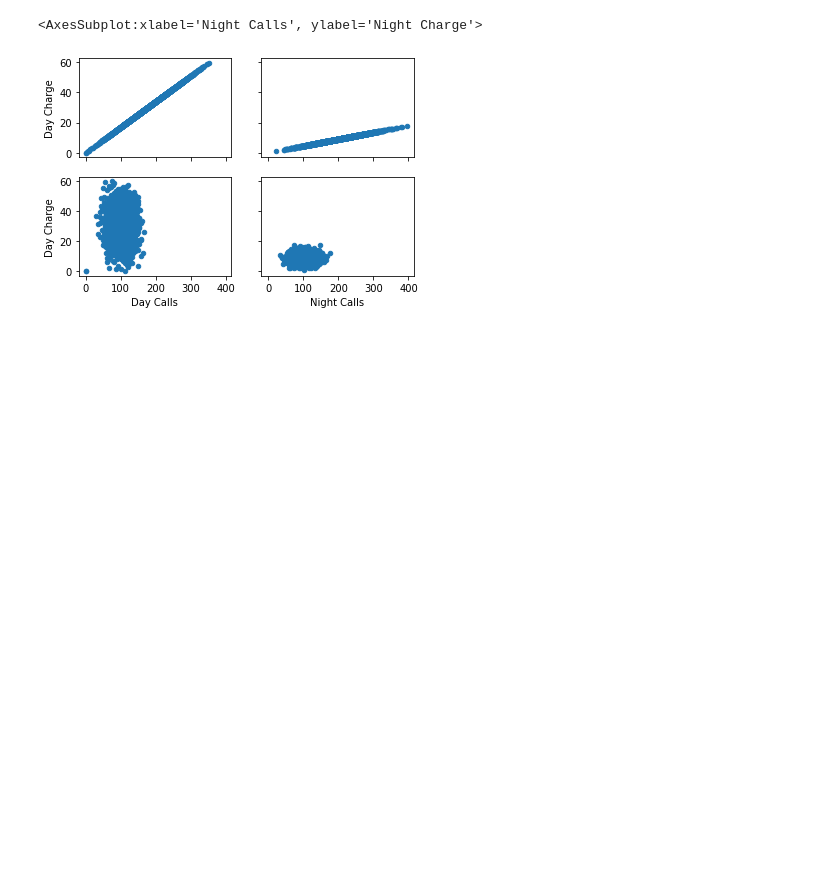
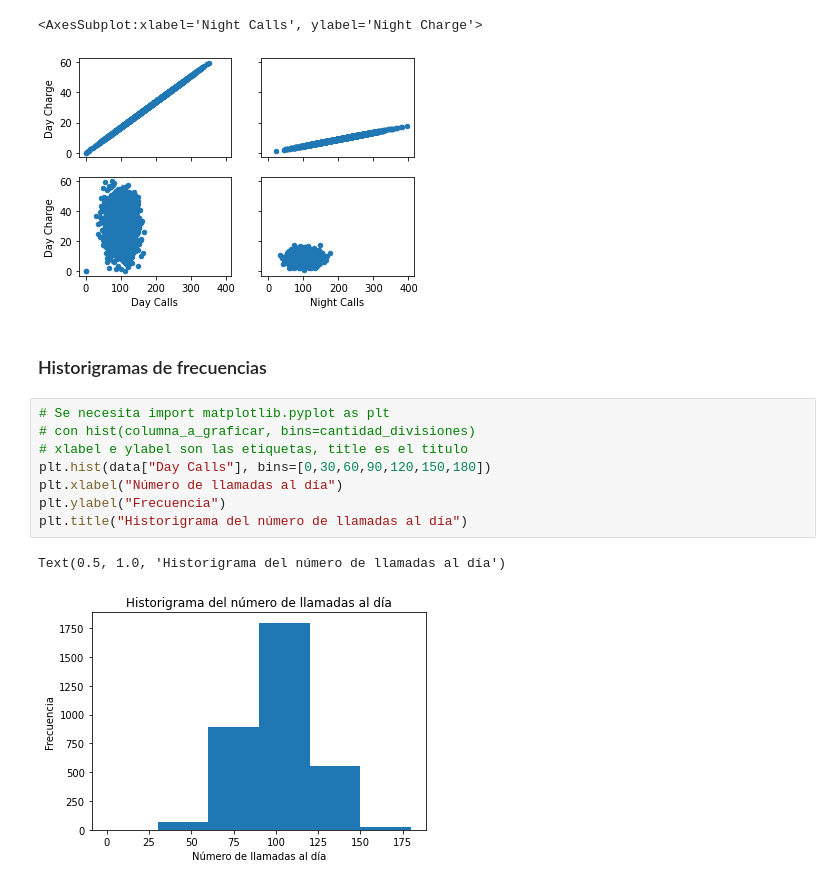
Before and after one commit to mlevicoy/cursoML, a Jupyter notebook: notebooks/T1 - 3 - Data Cleaning - Plots.ipynb, the cells around one changed output. Saved outputs shown, nothing was run; the diff lists cells and outputs as text; blank space fills up the shorter version.

```diff
--- a/notebooks/T1 - 3 - Data Cleaning - Plots.ipynb
+++ b/notebooks/T1 - 3 - Data Cleaning - Plots.ipynb
@@ -50,3 +51,16 @@ data.plot.scatter(x="Night Calls", y="Night Charge", ax=axs[1][1])
 # %% [output]
 <AxesSubplot:xlabel='Night Calls', ylabel='Night Charge'>
 [figure]
+# %% [markdown]
+### Historigramas de frecuencias
+# %%
+# Se necesita import matplotlib.pyplot as plt
+# con hist(columna_a_graficar, bins=cantidad_divisiones)
+# xlabel e ylabel son las etiquetas, title es el titulo
+plt.hist(data["Day Calls"], bins=[0,30,60,90,120,150,180])
+plt.xlabel("Número de llamadas al día")
+plt.ylabel("Frecuencia")
+plt.title("Historigrama del número de llamadas al día")
+# %% [output]
+Text(0.5, 1.0, 'Historigrama del número de llamadas al día')
+[figure, added]
```
Also changed, not shown: parts of 5 cells of this notebook, 1 other file.
